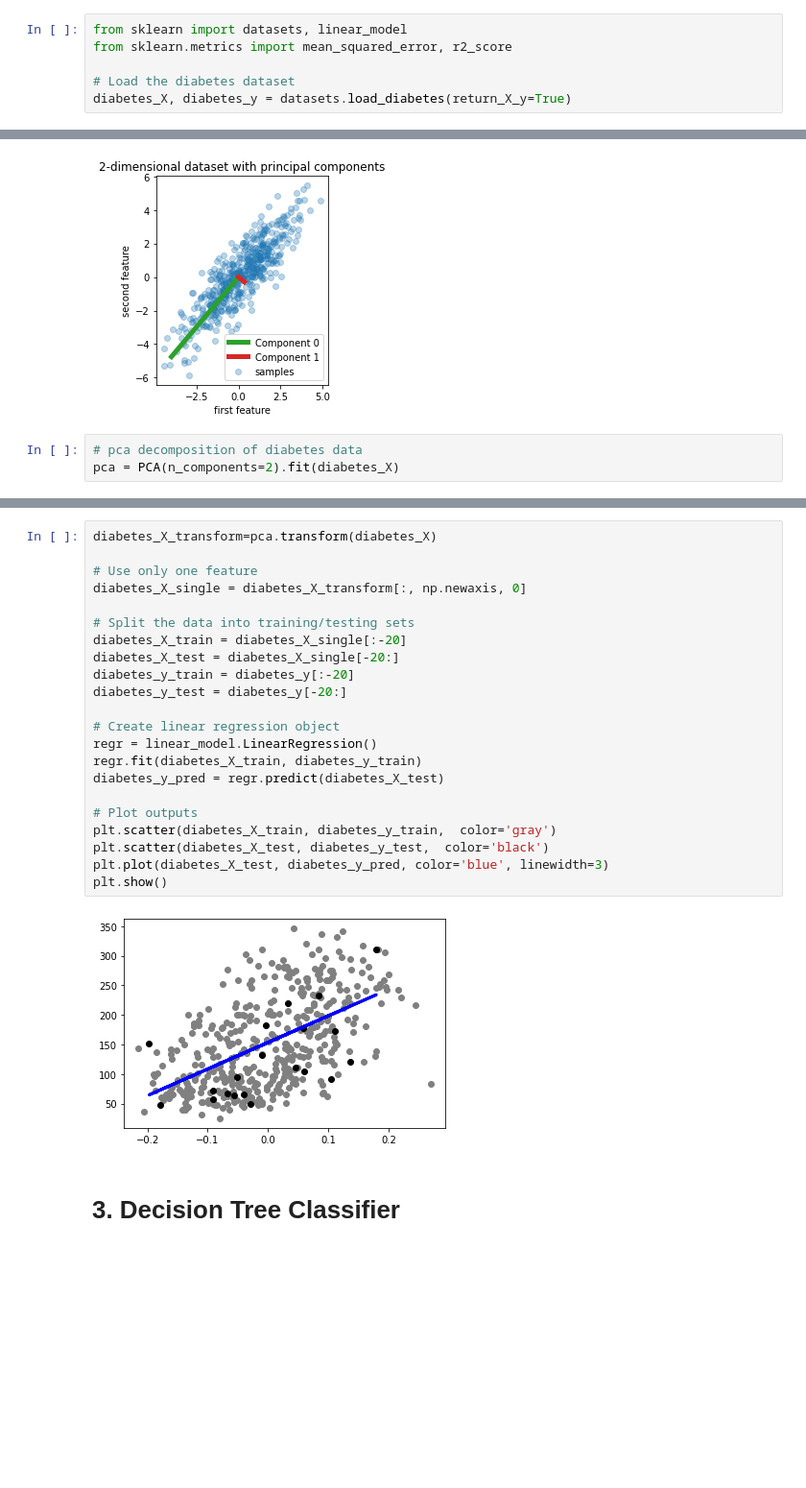
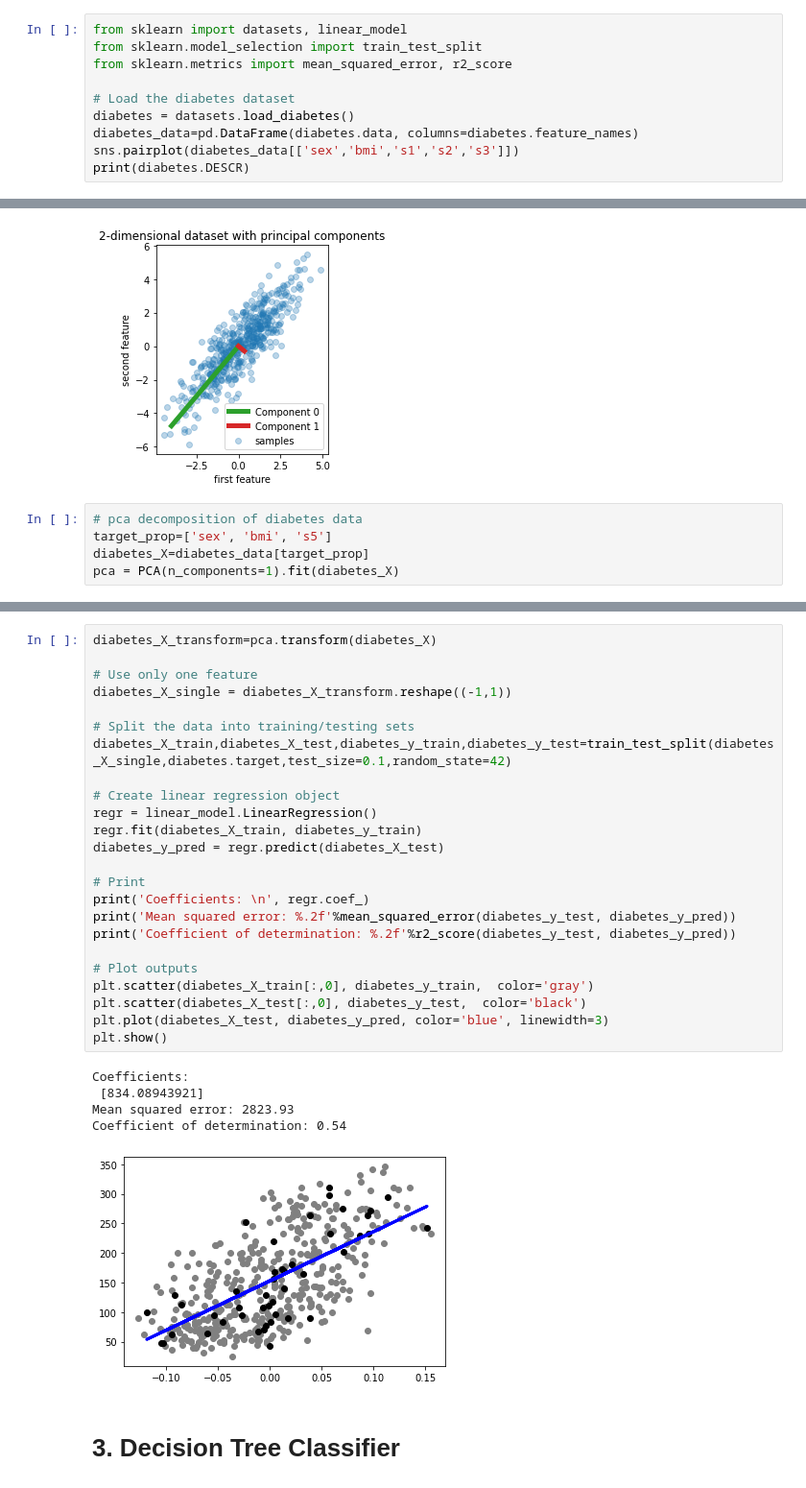
Before and after one commit to inrok86/cbpc, a Jupyter notebook: scikit.ipynb, the cells around one changed output, grey strips where cells are left out. Shown at 96% size. Cells and saved outputs as stored; diff of their text form; blank space fills up the shorter version.

```diff
--- a/scikit.ipynb
+++ b/scikit.ipynb
@@ -12,7 +12,11 @@ import pandas as pd
 # 1. Linear regression
 # %%
 from sklearn import datasets, linear_model
+from sklearn.model_selection import train_test_split
 from sklearn.metrics import mean_squared_error, r2_score
 
 # Load the diabetes dataset
-diabetes_X, diabetes_y = datasets.load_diabetes(return_X_y=True)
+diabetes = datasets.load_diabetes()
+diabetes_data=pd.DataFrame(diabetes.data, columns=diabetes.feature_names)
+sns.pairplot(diabetes_data[['sex','bmi','s1','s2','s3']])
+print(diabetes.DESCR)
@@ -87,5 +107,7 @@ plt.show()
 [figure]
 # %%
 # pca decomposition of diabetes data
-pca = PCA(n_components=2).fit(diabetes_X)
+target_prop=['sex', 'bmi', 's5']
+diabetes_X=diabetes_data[target_prop]
+pca = PCA(n_components=1).fit(diabetes_X)
 # %%
@@ -105,27 +120,33 @@ for i,j in enumerate(pca.components_[0]):
 # %%
 diabetes_X_transform=pca.transform(diabetes_X)
 
 # Use only one feature
-diabetes_X_single = diabetes_X_transform[:, np.newaxis, 0]
+diabetes_X_single = diabetes_X_transform.reshape((-1,1))
 
 # Split the data into training/testing sets
-diabetes_X_train = diabetes_X_single[:-20]
-diabetes_X_test = diabetes_X_single[-20:]
-diabetes_y_train = diabetes_y[:-20]
-diabetes_y_test = diabetes_y[-20:]
+diabetes_X_train,diabetes_X_test,diabetes_y_train,diabetes_y_test=train_test_split(diabetes_X_single,diabetes.target,test_size=0.1,random_state=42)
 
 # Create linear regression object
 regr = linear_model.LinearRegression()
 regr.fit(diabetes_X_train, diabetes_y_train)
 diabetes_y_pred = regr.predict(diabetes_X_test)
 
+# Print
+print('Coefficients: \n', regr.coef_)
+print('Mean squared error: %.2f'%mean_squared_error(diabetes_y_test, diabetes_y_pred))
+print('Coefficient of determination: %.2f'%r2_score(diabetes_y_test, diabetes_y_pred))
+
 # Plot outputs
-plt.scatter(diabetes_X_train, diabetes_y_train,  color='gray')
-plt.scatter(diabetes_X_test, diabetes_y_test,  color='black')
+plt.scatter(diabetes_X_train[:,0], diabetes_y_train,  color='gray')
+plt.scatter(diabetes_X_test[:,0], diabetes_y_test,  color='black')
 plt.plot(diabetes_X_test, diabetes_y_pred, color='blue', linewidth=3)
 plt.show()
 # %% [output]
+Coefficients:
+ [834.08943921]
+Mean squared error: 2823.93
+Coefficient of determination: 0.54
-[figure, old version]
+[figure, new version]
 # %% [markdown]
 # 3. Decision Tree Classifier
 # %%
```
Also changed, not shown: parts of 12 cells of this notebook.
